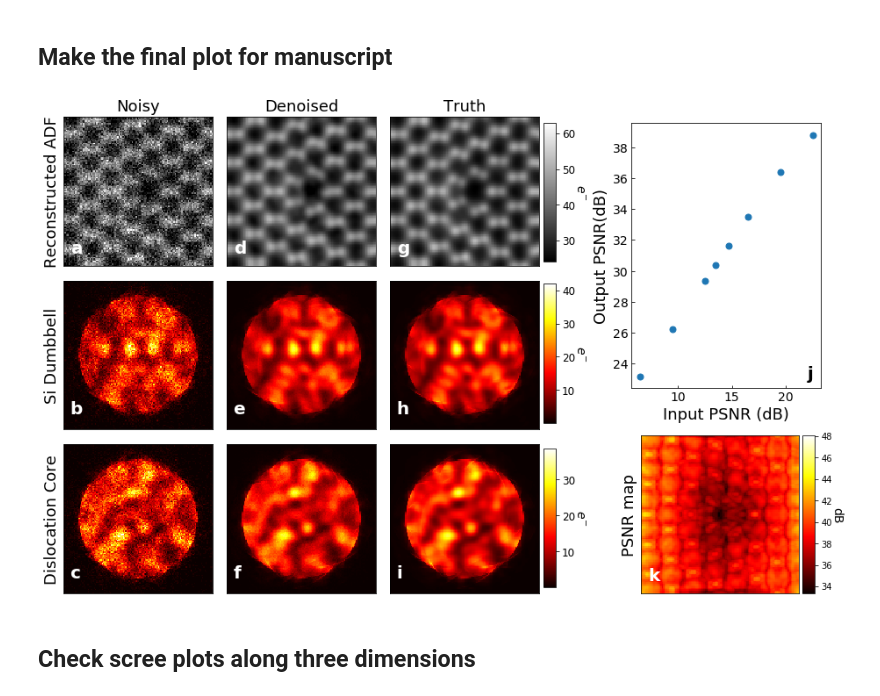
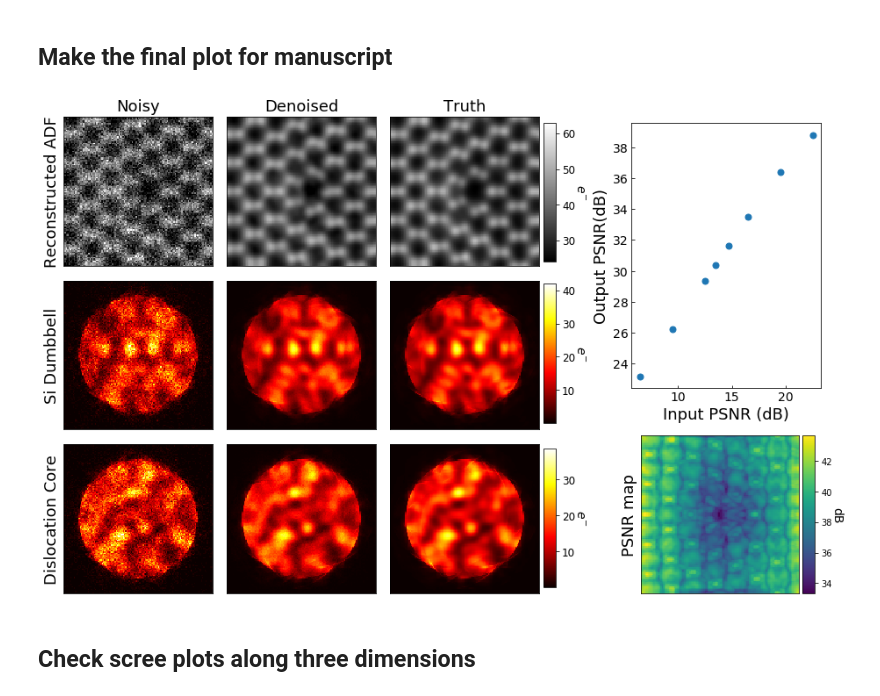
Before and after one commit to CY-Zhang/PyProcessingCodes, a Jupyter notebook: TensorDenoise/VisulizeResult_SiDisl.ipynb, the cells around one changed output. Cells and saved outputs as stored; diff of their text form; code cells hidden in the pictures.

```diff
--- a/TensorDenoise/VisulizeResult_SiDisl.ipynb
+++ b/TensorDenoise/VisulizeResult_SiDisl.ipynb
@@ -282,7 +282,7 @@ ax = fig.add_subplot(361)
 plt.imshow(ADF_noisy,clim=[clim_low,clim_high*1.2],cmap='gray')
 plt.xticks([])
 plt.yticks([])
-ax.text(5,104,'a',fontsize=20, color='white', fontweight='bold')
+# ax.text(5,104,'a',fontsize=20, color='white', fontweight='bold')
 plt.title('Noisy',fontsize=18)
 plt.ylabel('Reconstructed ADF', fontsize=18)
 
@@ -290,14 +290,14 @@ ax = fig.add_subplot(362)
 plt.imshow(ADF_denoised,clim=[clim_low,clim_high*1.2],cmap='gray')
 plt.xticks([])
 plt.yticks([])
-ax.text(5,104,'d',fontsize=20, color='white', fontweight='bold')
+# ax.text(5,104,'d',fontsize=20, color='white', fontweight='bold')
 plt.title('Denoised',fontsize=18)
 
 ax = fig.add_subplot(363)
 im = plt.imshow(ADF_truth,clim=[clim_low,clim_high*1.2],cmap='gray')
 plt.xticks([])
 plt.yticks([])
-ax.text(5,104,'g',fontsize=20, color='white', fontweight='bold')
+# ax.text(5,104,'g',fontsize=20, color='white', fontweight='bold')
 plt.title('Truth',fontsize=18)
 
 cax = fig.add_axes([0.51,0.65,0.01,0.22])
@@ -315,20 +315,20 @@ ax = fig.add_subplot(367)
 plt.imshow(raw_data[rx,ry,:].reshape(128,128),clim=[clim_low,clim_high*1.2],cmap='hot')
 plt.xticks([])
 plt.yticks([])
-ax.text(5,114,'b',fontsize=20, color='white', fontweight='bold')
+# ax.text(5,114,'b',fontsize=20, color='white', fontweight='bold')
 plt.ylabel('Si Dumbbell', fontsize=18)
 
 ax = fig.add_subplot(368)
 plt.imshow(denoised_data[rx,ry,:].reshape(128,128),clim=[clim_low,clim_high*1.2],cmap='hot')
 plt.xticks([])
 plt.yticks([])
-ax.text(5,114,'e',fontsize=20, color='white', fontweight='bold')
+# ax.text(5,114,'e',fontsize=20, color='white', fontweight='bold')
 
 ax = fig.add_subplot(369)
 im = plt.imshow(truth_data[rx,ry,:].reshape(128,128),clim=[clim_low,clim_high*1.2],cmap='hot')
 plt.xticks([])
 plt.yticks([])
-ax.text(5,114,'h',fontsize=20, color='white', fontweight='bold')
+# ax.text(5,114,'h',fontsize=20, color='white', fontweight='bold')
 
 cax = fig.add_axes([0.51,0.395,0.01,0.22])
 cbar = plt.colorbar(im, cax=cax)
@@ -345,48 +345,48 @@ ax = fig.add_subplot(3,6,13)
 plt.imshow(raw_data[rx,ry,:].reshape(128,128),clim=[clim_low,clim_high*1.2],cmap='hot')
 plt.xticks([])
 plt.yticks([])
-ax.text(5,114,'c',fontsize=20, color='white', fontweight='bold')
+# ax.text(5,114,'c',fontsize=20, color='white', fontweight='bold')
 plt.ylabel('Dislocation Core', fontsize=18)
 
 ax = fig.add_subplot(3,6,14)
 plt.imshow(denoised_data[rx,ry,:].reshape(128,128),clim=[clim_low,clim_high*1.2],cmap='hot')
 plt.xticks([])
 plt.yticks([])
-ax.text(5,114,'f',fontsize=20, color='white', fontweight='bold')
+# ax.text(5,114,'f',fontsize=20, color='white', fontweight='bold')
 
 ax = fig.add_subplot(3,6,15)
 im = plt.imshow(truth_data[rx,ry,:].reshape(128,128),clim=[clim_low,clim_high*1.2],cmap='hot')
 plt.xticks([])
 plt.yticks([])
-ax.text(5,114,'i',fontsize=20, color='white', fontweight='bold')
+# ax.text(5,114,'i',fontsize=20, color='white', fontweight='bold')
 
 cax = fig.add_axes([0.51,0.135,0.01,0.22])
 cbar = plt.colorbar(im, cax=cax)
 cbar.ax.tick_params(labelsize=12)
 cbar.set_label('$e^{-}$',rotation=270,fontsize=14, labelpad = 12)
 
 ax3 = fig.add_axes([0.58,0.45,0.15,0.42])
 ax3.plot(PSNR_list[1,:], PSNR_list[0,:], '.',markersize=14)
 plt.xlabel('Input PSNR (dB)',fontsize=18)
 plt.ylabel('Output PSNR(dB)',fontsize=18)
 ax3.tick_params(direction='in',labelsize = 14)
-ax3.text(22,23,'j',fontsize=20, fontweight='bold')
+# ax3.text(22,23,'j',fontsize=20, fontweight='bold')
 
 ax4 = fig.add_axes([0.525,0.125,0.25,0.25])
-im = ax4.imshow(psnr_map,cmap='hot',clim=[np.amin(psnr_map),np.amax(psnr_map)*1.1])
+im = ax4.imshow(psnr_map,clim=[np.amin(psnr_map),np.amax(psnr_map)])
 ax4.set_ylabel('PSNR map',fontsize=18)
 ax4.set_xticks([])
 ax4.set_yticks([])
 
 cax = fig.add_axes([0.715,0.125,0.01,0.25])
 cbar = plt.colorbar(im,cax = cax)
 cbar.set_label('dB',rotation=270,fontsize=14, labelpad = 12)
-ax4.text(5,104,'k',fontsize=20,color='white', fontweight='bold')
+# ax4.text(5,104,'k',fontsize=20,color='white', fontweight='bold')
 
 fig.subplots_adjust(wspace = 0.0, hspace = 0.1)
 fig.savefig('/srv/home/chenyu/TensorDenoise/Simulatons/Si_dislocation_simulations/SiDisl_sim_results.tif')
 # %% [output]
-[figure, old version]
+[figure, new version]
 # %% [markdown]
 ## Check scree plots along three dimensions
 # %%
```
Also changed, not shown: 3 other files.
